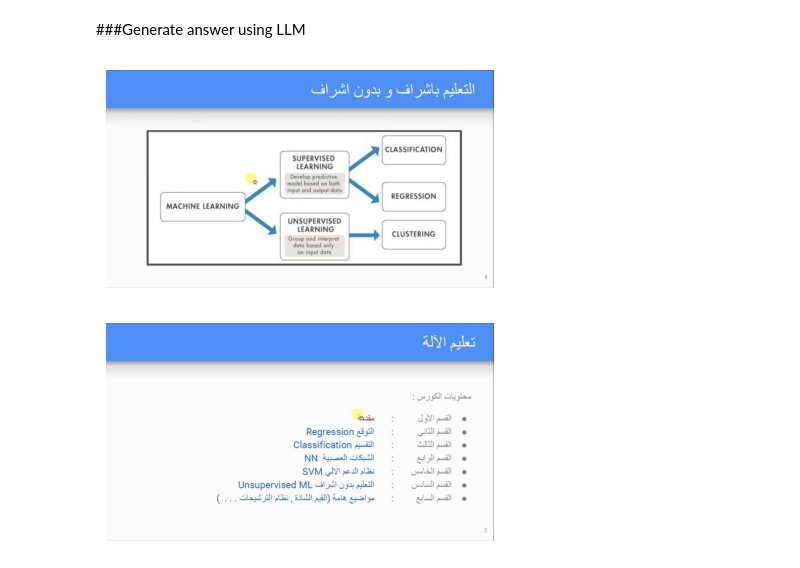
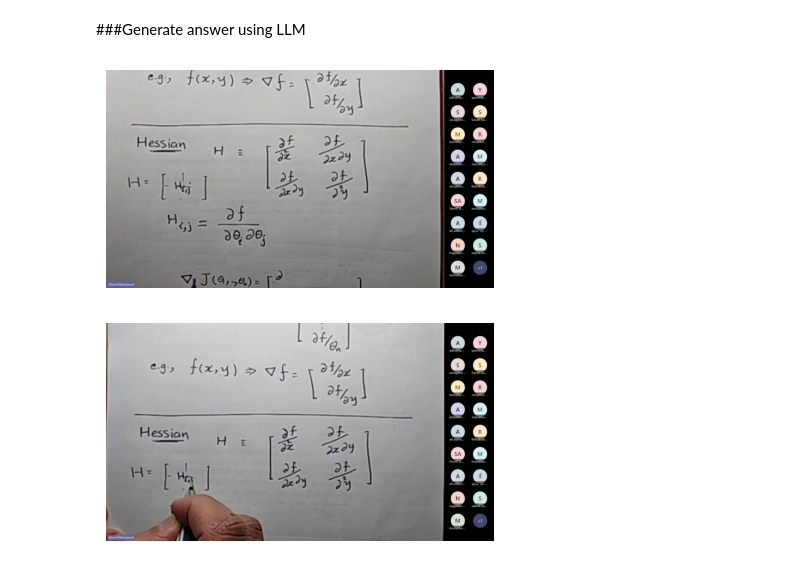
Before and after one commit to Video-Summerization-Project/Visual-Extraction-Engine, a Jupyter notebook: notebooks/search.ipynb, the cells around one changed output. Saved outputs shown, nothing was run; the diff lists cells and outputs as text; code cells hidden in the pictures.

```diff
--- a/notebooks/search.ipynb
+++ b/notebooks/search.ipynb
@@ -22,5 +15,5 @@ Using a slow image processor as `use_fast` is unset and a slow processor was sav
 # %%
-folder_path = "/content/test_folder"
+folder_path = "/content/Untitled Folder"
 # %%
 def search_images(folder_path, query , topk = 2) :
   image_files = [f for f in os.listdir(folder_path)
@@ -124,7 +71,7 @@ genai.configure(api_key= GOOGLE_API_KEY)
 llm = genai.GenerativeModel("gemini-2.0-flash")
 embeddings = "paraphrase-multilingual-MiniLM-L12-v2"
 # %%
-with open('arabic_tts_dataset.json', 'r', encoding='utf-8') as f:
+with open('transcript.json', 'r', encoding='utf-8') as f:
     segments = json.load(f)
 # %% [markdown]
 ##start the RAG
@@ -144,13 +91,13 @@ def split_text_into_chunks(segments):
     for chunk in text_chunks:
         chunks.append({
             "text": chunk,
-            "start_time": segment["start"],
-            "end_time": segment["end"]
+            "start_time": segment["audio_start"],
+            "end_time": segment["audio_end"]
         })
 
   return chunks
 # %%
-chunks = split_text_into_chunks(segments[0]["segments"])
+chunks = split_text_into_chunks(segments["segments"])
 # %%
 def initializeDB(embeddings,chunks):
   client = chromadb.PersistentClient(path="/content/vector_db")
@@ -246,7 +193,7 @@ def answer_frames_rags(collection,query, folder_path , topk):
   print("Answer : " , text)
   return image , text
 # %%
-image , text = answer_frames_rags.run({"collection": collection, "query": "ما هو التعليم باشراف ", "folder_path": folder_path, "topk": 2})
+image , text = answer_frames_rags.run({"collection": collection, "query": "ما هو الهيسيان ماتريكس", "folder_path": folder_path, "topk": 2})
 # %% [output]
-[figure, old version]
+[figure, new version]
-[figure, old version]
+[figure, new version]
```
Also changed, not shown: parts of 3 cells of this notebook.
